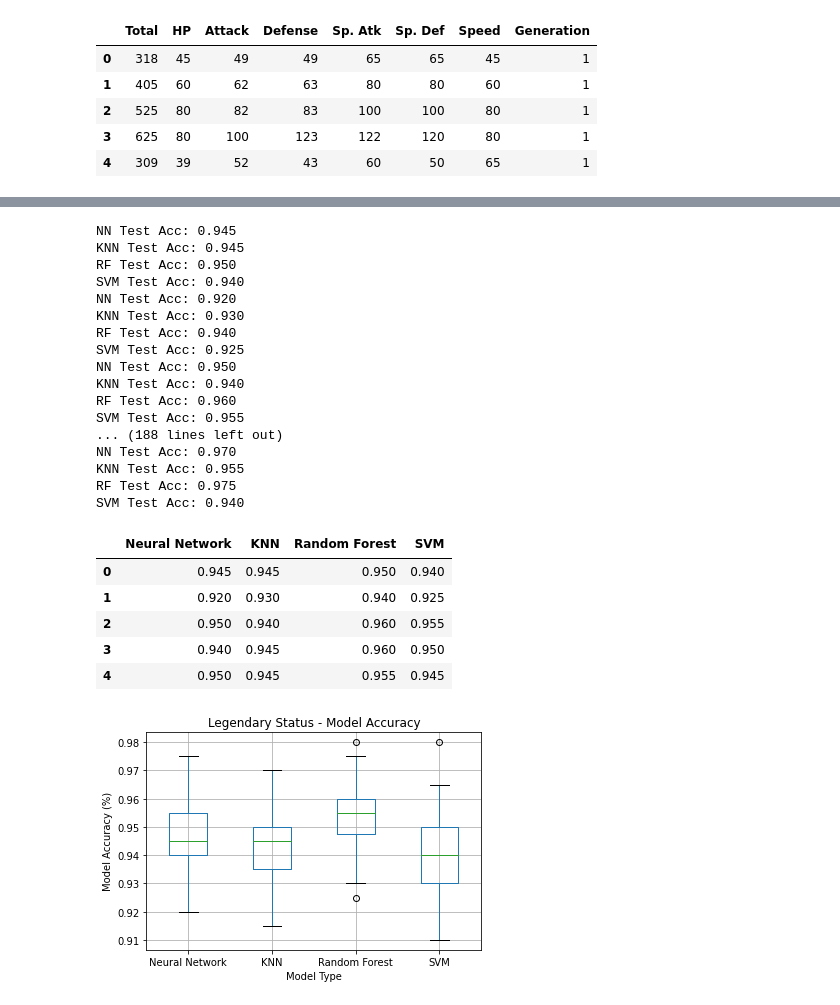
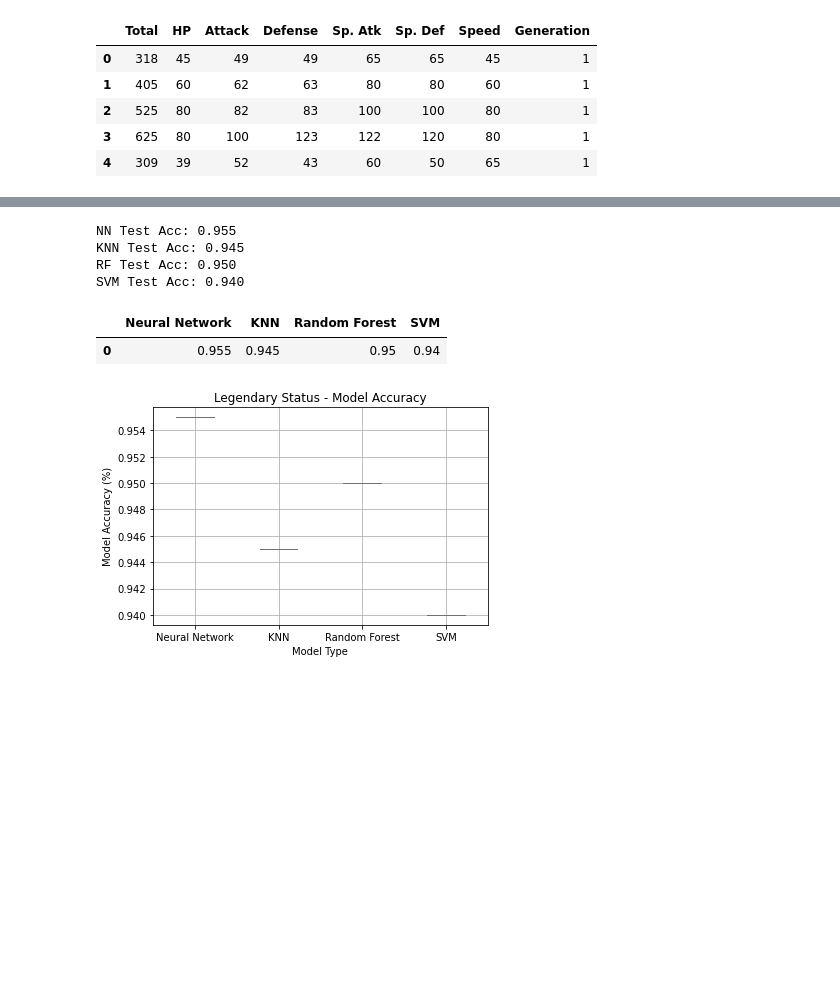
Before and after one commit to mfriesenmn/pokemon_ai, a Jupyter notebook: models.ipynb, the cells around one changed output, grey strips where cells are left out. Saved outputs shown, nothing was run; the diff lists cells and outputs as text; code cells hidden in the pictures; blank space fills up the shorter version.

```diff
--- a/models.ipynb
+++ b/models.ipynb
@@ -49,7 +49,7 @@ X.head()
 # All Models - Type 1
 
 scores = []
-for i in range(0,51):
+for i in range(0,1):
     #Neural Network
     X_train, X_test, y_train, y_test = train_test_split(X, y2, stratify=y2, random_state=i)
     X_scaler = StandardScaler().fit(X_train)
@@ -228,7 +208,7 @@ See the caveats in the documentation: https://pandas.pydata.org/pandas-docs/stab
 # All Models - Legendary Status
 
 scores = []
-for i in range(0,51):
+for i in range(0,1):
     #Neural Network
     X_train, X_test, y_train, y_test = train_test_split(X, y, stratify=y, random_state=i)
     X_scaler = StandardScaler().fit(X_train)
@@ -276,55 +256,38 @@ for i in range(0,51):
     rf_score = rf.score(X_test, y_test)
 
     print('RF Test Acc: %.3f' % rf_score)
 
     # SVM
 
-    model = SVC(kernel='linear')
+    svm_model = SVC(kernel='linear')
 
-    model.fit(X_train, y_train)
+    svm_model.fit(X_train, y_train)
     SVC(C=1.0, cache_size=200, class_weight=None, coef0=0.0,
       decision_function_shape='ovr', degree=3, gamma='auto', kernel='linear',
       max_iter=-1, probability=False, random_state=None, shrinking=True,
       tol=0.001, verbose=False)
 
-    svm_score = model.score(X_test, y_test)
+    svm_score = svm_model.score(X_test, y_test)
 
     print('SVM Test Acc: %.3f' % svm_score)
 
 
 
     legendary_array.append([model_accuracy, knn_score, rf_score, svm_score])
 
 
 legendary_df = pd.DataFrame(legendary_array, columns = ['Neural Network', 'KNN', 'Random Forest', 'SVM'])
 
 legendary_df.to_csv('lengendary_models.csv')
 
 legendary_df.head()
 # %% [output]
-NN Test Acc: 0.945
+NN Test Acc: 0.955
 KNN Test Acc: 0.945
 RF Test Acc: 0.950
 SVM Test Acc: 0.940
-NN Test Acc: 0.920
-KNN Test Acc: 0.930
-RF Test Acc: 0.940
-SVM Test Acc: 0.925
-NN Test Acc: 0.950
-KNN Test Acc: 0.940
-RF Test Acc: 0.960
-SVM Test Acc: 0.955
-... (188 lines left out)
-NN Test Acc: 0.970
-KNN Test Acc: 0.955
-RF Test Acc: 0.975
-SVM Test Acc: 0.940
 |  | Neural Network | KNN | Random Forest | SVM |
-| 0 | 0.945 | 0.945 | 0.950 | 0.940 |
-| 1 | 0.920 | 0.930 | 0.940 | 0.925 |
-| 2 | 0.950 | 0.940 | 0.960 | 0.955 |
-| 3 | 0.940 | 0.945 | 0.960 | 0.950 |
-| 4 | 0.950 | 0.945 | 0.955 | 0.945 |
+| 0 | 0.955 | 0.945 | 0.95 | 0.94 |
 # %%
 boxplot = legendary_df.boxplot(column=['Neural Network', 'KNN', 'Random Forest', 'SVM'])
 
@@ -334,4 +297,4 @@ boxplot.set_ylabel('Model Accuracy (%)')
 
 boxplot.figure.savefig('legendary_accuracy.png')
 # %% [output]
-[figure, old version]
+[figure, new version]
```
Also changed, not shown: parts of 4 cells of this notebook, 20 other files.
